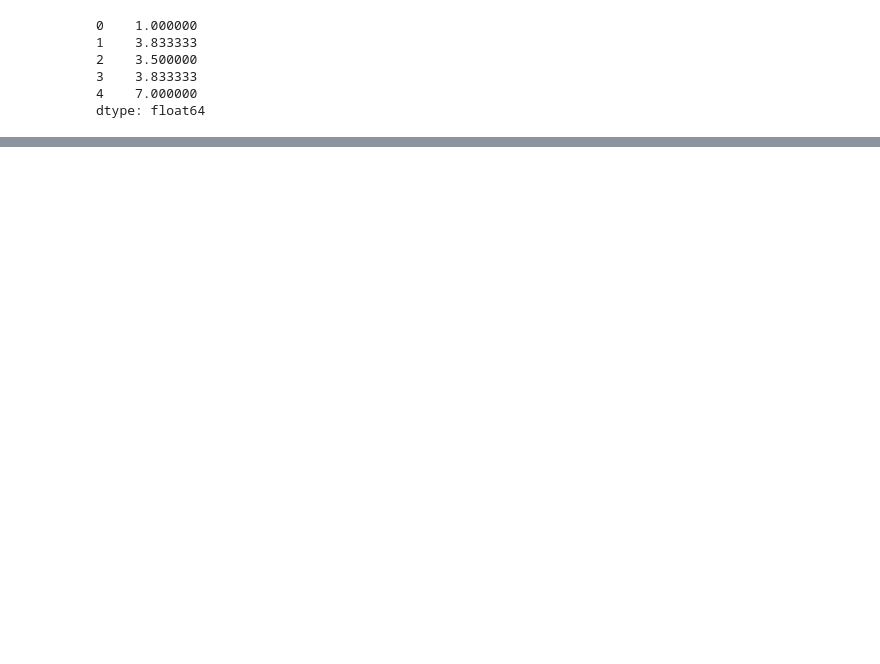
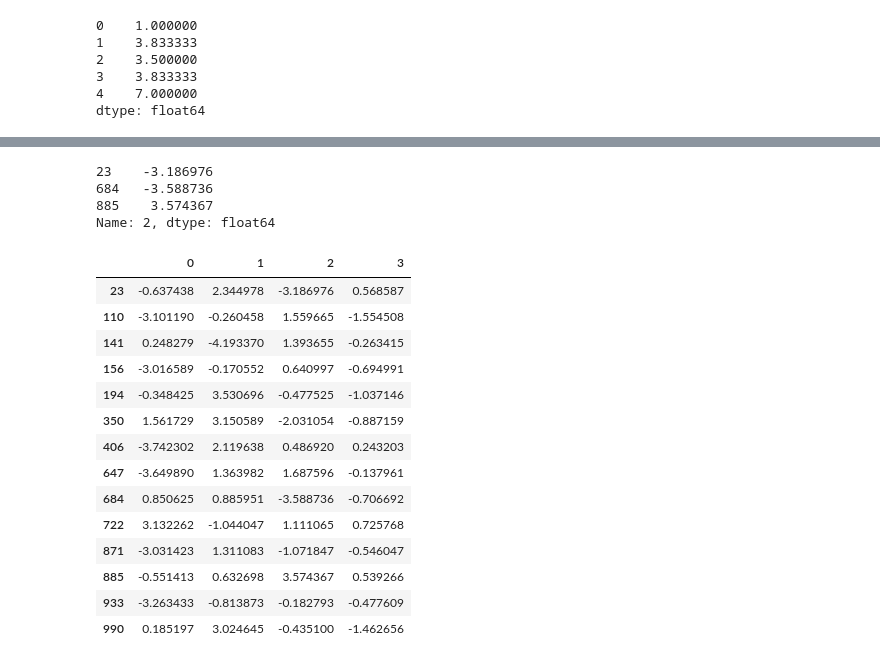
Before and after one commit to bartezz32/pandas-anaconda, a Jupyter notebook: chapter7/Data_Preprocessing.ipynb, the cells around one changed output, grey strips where cells are left out. Cells and saved outputs as stored; diff of their text form; code cells hidden in the pictures; blank space fills up the shorter version.

Commit message:
Data transformation

```diff
--- a/chapter7/Data_Preprocessing.ipynb
+++ b/chapter7/Data_Preprocessing.ipynb
@@ -162,0 +443,3 @@ dtype: float64
+# %%
+data = pd.DataFrame(np.random.randn(1000, 4))
+data.describe()
@@ -162,0 +456,26 @@ dtype: float64
+# %%
+col = data[2]
+col[np.abs(col)>3]
+# %% [output]
+23    -3.186976
+684   -3.588736
+885    3.574367
+Name: 2, dtype: float64
+# %%
+data[(np.abs(data) > 3).any(1)]
+# %% [output]
+|  | 0 | 1 | 2 | 3 |
+| 23 | -0.637438 | 2.344978 | -3.186976 | 0.568587 |
+| 110 | -3.101190 | -0.260458 | 1.559665 | -1.554508 |
+| 141 | 0.248279 | -4.193370 | 1.393655 | -0.263415 |
+| 156 | -3.016589 | -0.170552 | 0.640997 | -0.694991 |
+| 194 | -0.348425 | 3.530696 | -0.477525 | -1.037146 |
+| 350 | 1.561729 | 3.150589 | -2.031054 | -0.887159 |
+| 406 | -3.742302 | 2.119638 | 0.486920 | 0.243203 |
+| 647 | -3.649890 | 1.363982 | 1.687596 | -0.137961 |
+| 684 | 0.850625 | 0.885951 | -3.588736 | -0.706692 |
+| 722 | 3.132262 | -1.044047 | 1.111065 | 0.725768 |
+| 871 | -3.031423 | 1.311083 | -1.071847 | -0.546047 |
+| 885 | -0.551413 | 0.632698 | 3.574367 | 0.539266 |
+| 933 | -3.263433 | -0.813873 | -0.182793 | -0.477609 |
+| 990 | 0.185197 | 3.024645 | -0.435100 | -1.462656 |
```
Also changed, not shown: parts of 61 cells of this notebook, 4 other files.
